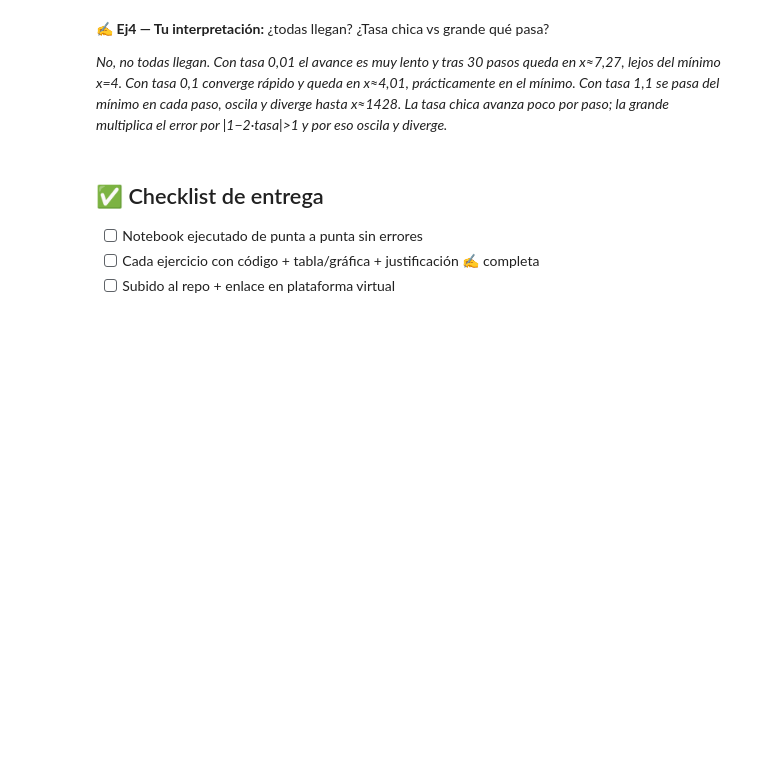
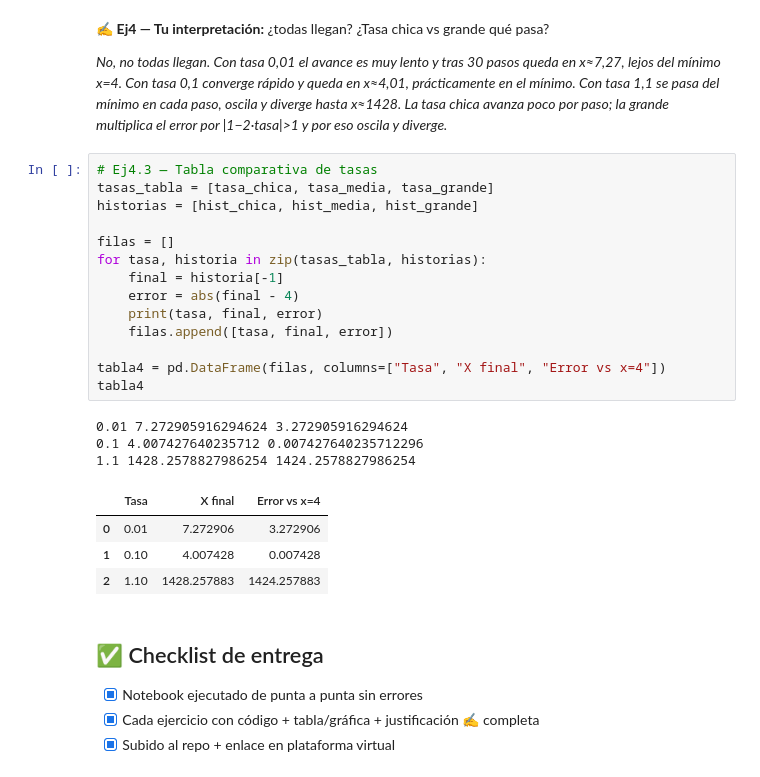
Before and after one commit to abdair-coca/AbdairCocaINF672, a Jupyter notebook: evaluaciones/PrimerParcial/PrimerParcial_Coca_Abdair.ipynb, the cells around one changed output. Saved outputs shown, nothing was run; the diff lists cells and outputs as text; blank space fills up the shorter version.

```diff
--- a/evaluaciones/PrimerParcial/PrimerParcial_Coca_Abdair.ipynb
+++ b/evaluaciones/PrimerParcial/PrimerParcial_Coca_Abdair.ipynb
@@ -299,8 +385,30 @@ plt.show()
 ✍️ **Ej4 — Tu interpretación:** ¿todas llegan? ¿Tasa chica vs grande qué pasa?
 
 *No, no todas llegan. Con tasa 0,01 el avance es muy lento y tras 30 pasos queda en x≈7,27, lejos del mínimo x=4. Con tasa 0,1 converge rápido y queda en x≈4,01, prácticamente en el mínimo. Con tasa 1,1 se pasa del mínimo en cada paso, oscila y diverge hasta x≈1428. La tasa chica avanza poco por paso; la grande multiplica el error por |1−2·tasa|>1 y por eso oscila y diverge.*
+# %%
+# Ej4.3 — Tabla comparativa de tasas
+tasas_tabla = [tasa_chica, tasa_media, tasa_grande]
+historias = [hist_chica, hist_media, hist_grande]
+
+filas = []
+for tasa, historia in zip(tasas_tabla, historias):
+    final = historia[-1]
+    error = abs(final - 4)
+    print(tasa, final, error)
+    filas.append([tasa, final, error])
+
+tabla4 = pd.DataFrame(filas, columns=["Tasa", "X final", "Error vs x=4"])
+tabla4
+# %% [output]
+0.01 7.272905916294624 3.272905916294624
+0.1 4.007427640235712 0.007427640235712296
+1.1 1428.2578827986254 1424.2578827986254
+|  | Tasa | X final | Error vs x=4 |
+| 0 | 0.01 | 7.272906 | 3.272906 |
+| 1 | 0.10 | 4.007428 | 0.007428 |
+| 2 | 1.10 | 1428.257883 | 1424.257883 |
 # %% [markdown]
 ## ✅ Checklist de entrega
-- [ ] Notebook ejecutado de punta a punta sin errores
-- [ ] Cada ejercicio con código + tabla/gráfica + justificación ✍️ completa
-- [ ] Subido al repo + enlace en plataforma virtual
+- [x] Notebook ejecutado de punta a punta sin errores
+- [x] Cada ejercicio con código + tabla/gráfica + justificación ✍️ completa
+- [x] Subido al repo + enlace en plataforma virtual
```
Also changed, not shown: parts of 4 cells of this notebook.
